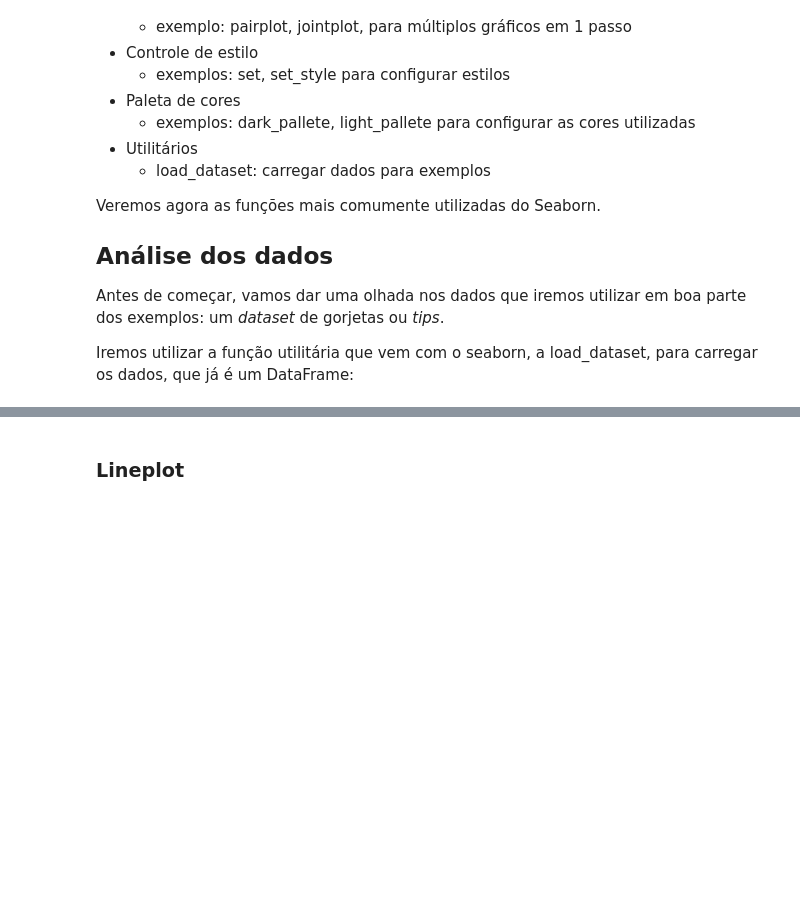
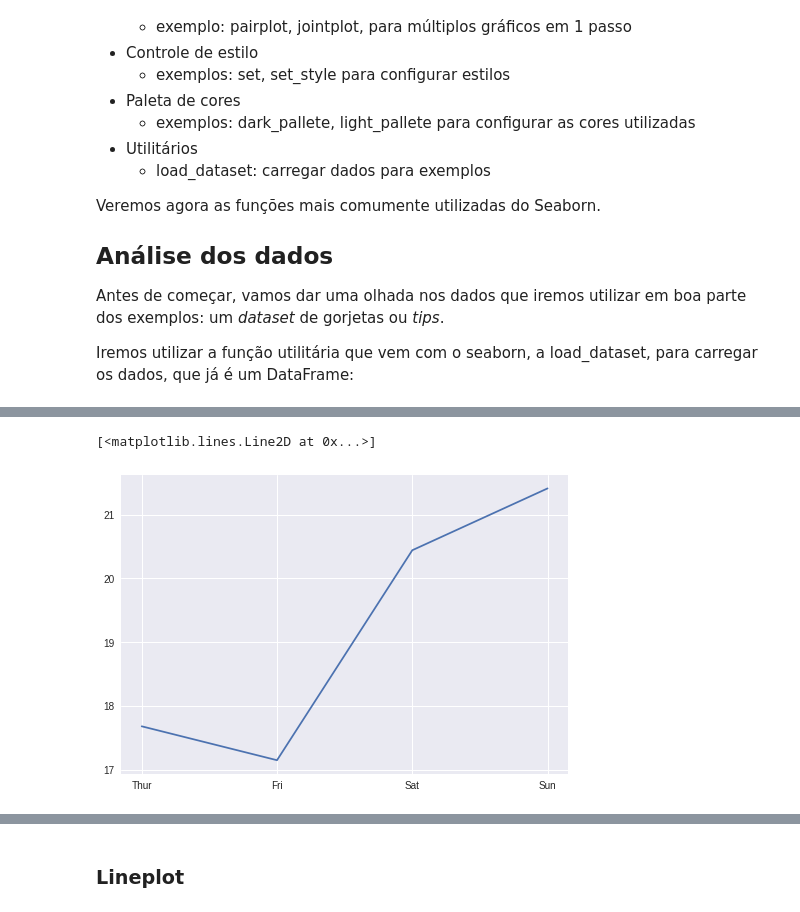
Before and after one commit to walisson-silva-ada/827-data-toolbox, a Jupyter notebook: 04. Seaborn/04. Seaborn I.ipynb, the cells around one changed output, grey strips where cells are left out. Saved outputs shown, nothing was run; the diff lists cells and outputs as text; code cells hidden in the pictures; blank space fills up the shorter version.

Commit message:
[26/01] Seaborn - Parte I

```diff
--- a/04. Seaborn/04. Seaborn I.ipynb
+++ b/04. Seaborn/04. Seaborn I.ipynb
@@ -66,2 +82,10 @@ pip install -U seaborn
+# %%
+# Importação das bibliotecas
+import numpy as np
+import pandas as pd
+import matplotlib.pyplot as plt
+import seaborn as sns # Seaborn
+
+plt.style.use('seaborn') # Definindo o tema do seaborn
 # %%
 # Verificando a versão da biblioteca do Seaborn
@@ -102,0 +128,3 @@ Iremos utilizar a função utilitária que vem com o seaborn, a <span style="fon
+# %%
+# Carregando o dataset tips de dentro da própria biblioteca do Seaborn (por meio do método load_dataset)
+df = sns.load_dataset('tips')
@@ -102,0 +195,4 @@ Iremos utilizar a função utilitária que vem com o seaborn, a <span style="fon
+# %%
+df_group_day = df.groupby('day', as_index=False).mean()
+
+df_group_day
@@ -102,0 +205,5 @@ Iremos utilizar a função utilitária que vem com o seaborn, a <span style="fon
+# %%
+plt.plot(df_group_day['day'], df_group_day['total_bill'])
+# %% [output]
+[<matplotlib.lines.Line2D at 0x...>]
+[figure, added]
```
Also changed, not shown: parts of 48 cells of this notebook.
